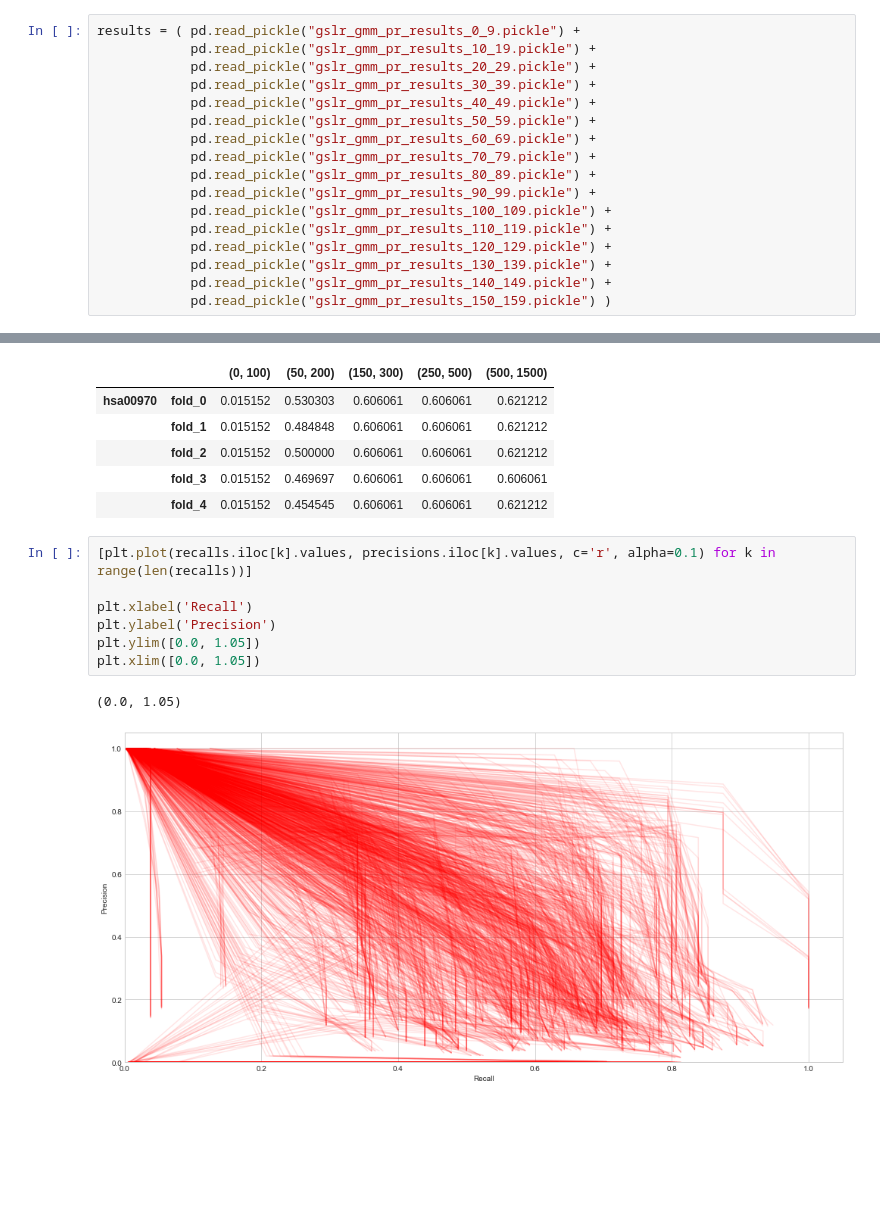
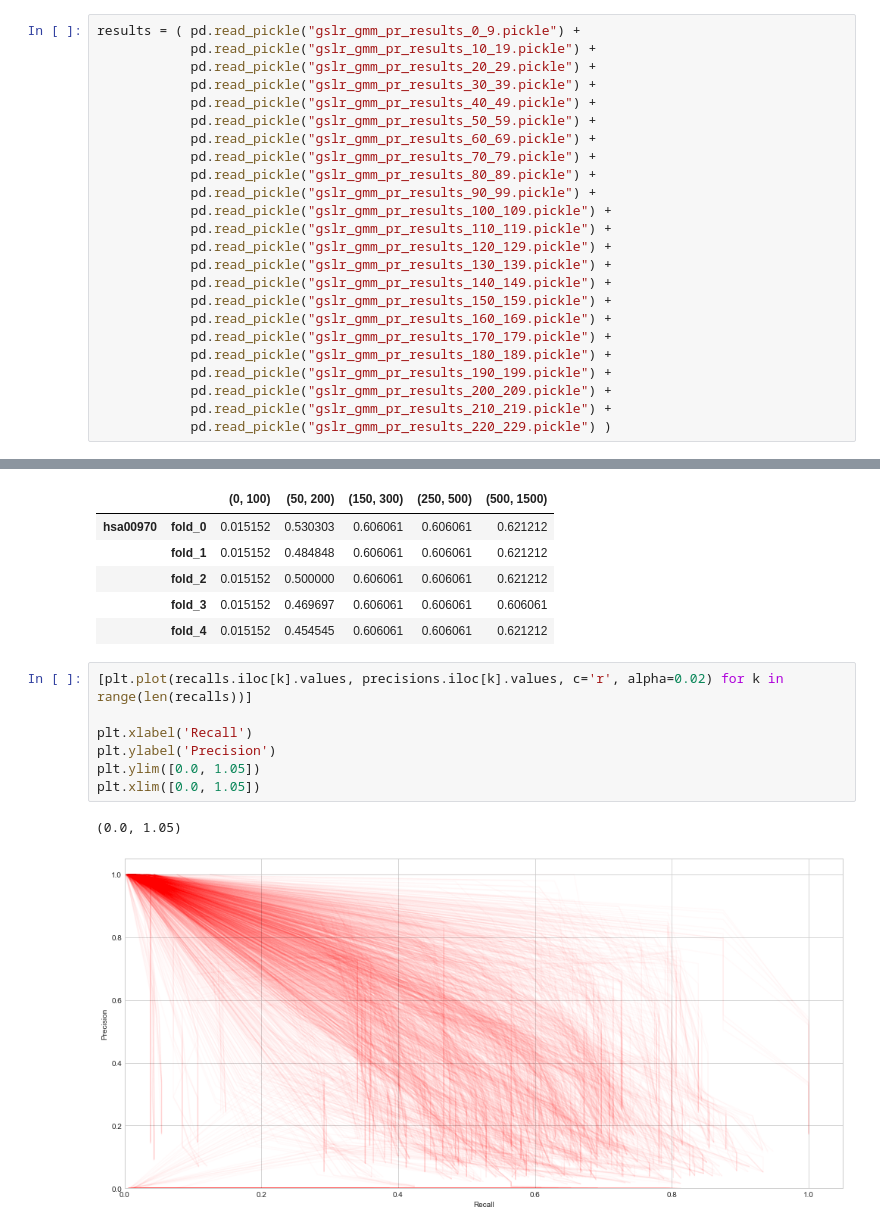
Before and after one commit to fraenkel-lab/GSLR, a Jupyter notebook: experiments/algorithms/gslr/gslr_gmm_pr_results.ipynb, the cells around one changed output, grey strips where cells are left out. Saved outputs shown, nothing was run; the diff lists cells and outputs as text; blank space fills up the shorter version.

Commit message:
finish results from multiple sparsities GSLR experiments

```diff
--- a/experiments/algorithms/gslr/gslr_gmm_pr_results.ipynb
+++ b/experiments/algorithms/gslr/gslr_gmm_pr_results.ipynb
@@ -42,7 +42,14 @@ results = ( pd.read_pickle("gslr_gmm_pr_results_0_9.pickle") +
             pd.read_pickle("gslr_gmm_pr_results_120_129.pickle") +
             pd.read_pickle("gslr_gmm_pr_results_130_139.pickle") +
             pd.read_pickle("gslr_gmm_pr_results_140_149.pickle") +
-            pd.read_pickle("gslr_gmm_pr_results_150_159.pickle") )
+            pd.read_pickle("gslr_gmm_pr_results_150_159.pickle") +
+            pd.read_pickle("gslr_gmm_pr_results_160_169.pickle") +
+            pd.read_pickle("gslr_gmm_pr_results_170_179.pickle") +
+            pd.read_pickle("gslr_gmm_pr_results_180_189.pickle") +
+            pd.read_pickle("gslr_gmm_pr_results_190_199.pickle") +
+            pd.read_pickle("gslr_gmm_pr_results_200_209.pickle") +
+            pd.read_pickle("gslr_gmm_pr_results_210_219.pickle") +
+            pd.read_pickle("gslr_gmm_pr_results_220_229.pickle") )
 # %% [markdown]
 ### ii. Define Precision and Recall
 # %%
@@ -96,12 +103,12 @@ recalls.head()
 |  | fold_3 | 0.015152 | 0.469697 | 0.606061 | 0.606061 | 0.606061 |
 |  | fold_4 | 0.015152 | 0.454545 | 0.606061 | 0.606061 | 0.621212 |
 # %%
-[plt.plot(recalls.iloc[k].values, precisions.iloc[k].values, c='r', alpha=0.1) for k in range(len(recalls))]
+[plt.plot(recalls.iloc[k].values, precisions.iloc[k].values, c='r', alpha=0.02) for k in range(len(recalls))]
 
 plt.xlabel('Recall')
 plt.ylabel('Precision')
 plt.ylim([0.0, 1.05])
 plt.xlim([0.0, 1.05])
 # %% [output]
 (0.0, 1.05)
-[figure, old version]
+[figure, new version]
```
Also changed, not shown: parts of 1 cell of this notebook, 2 other files.
